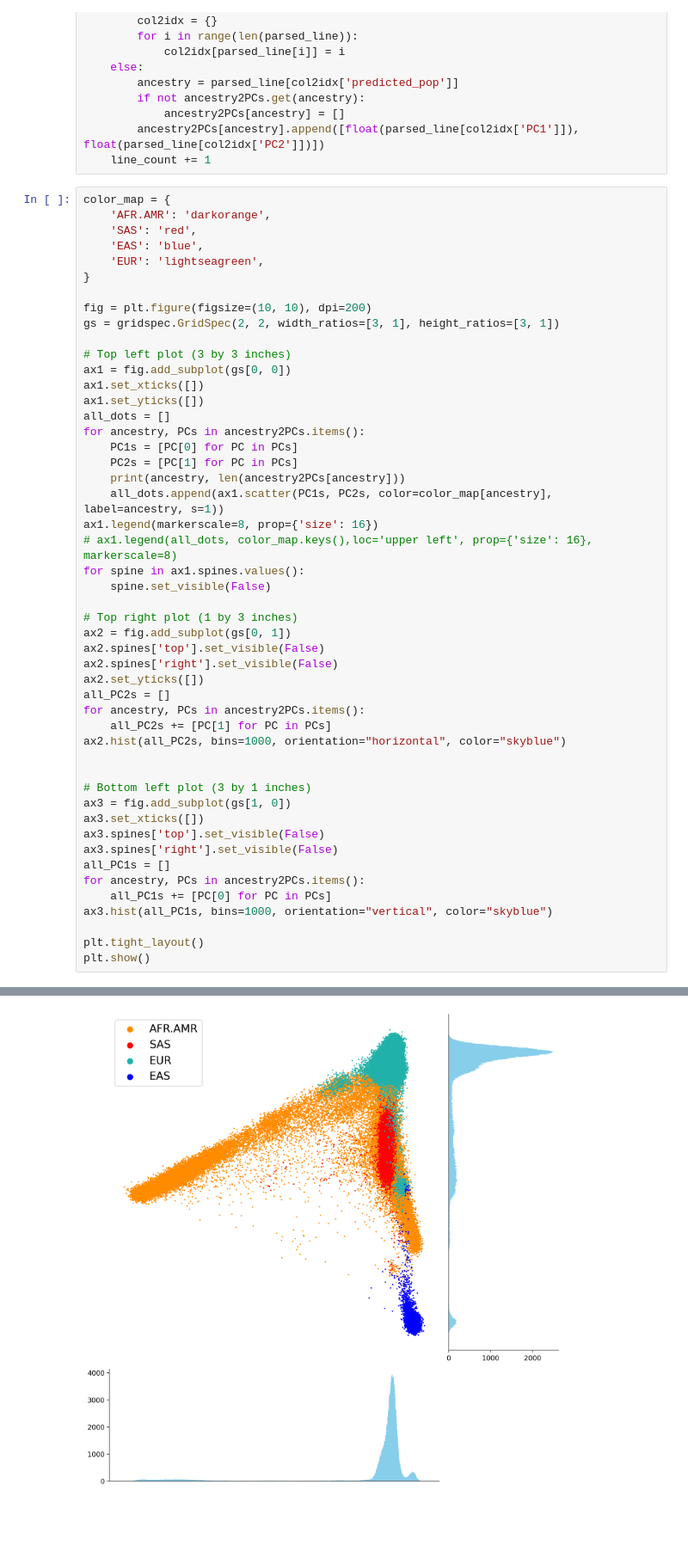
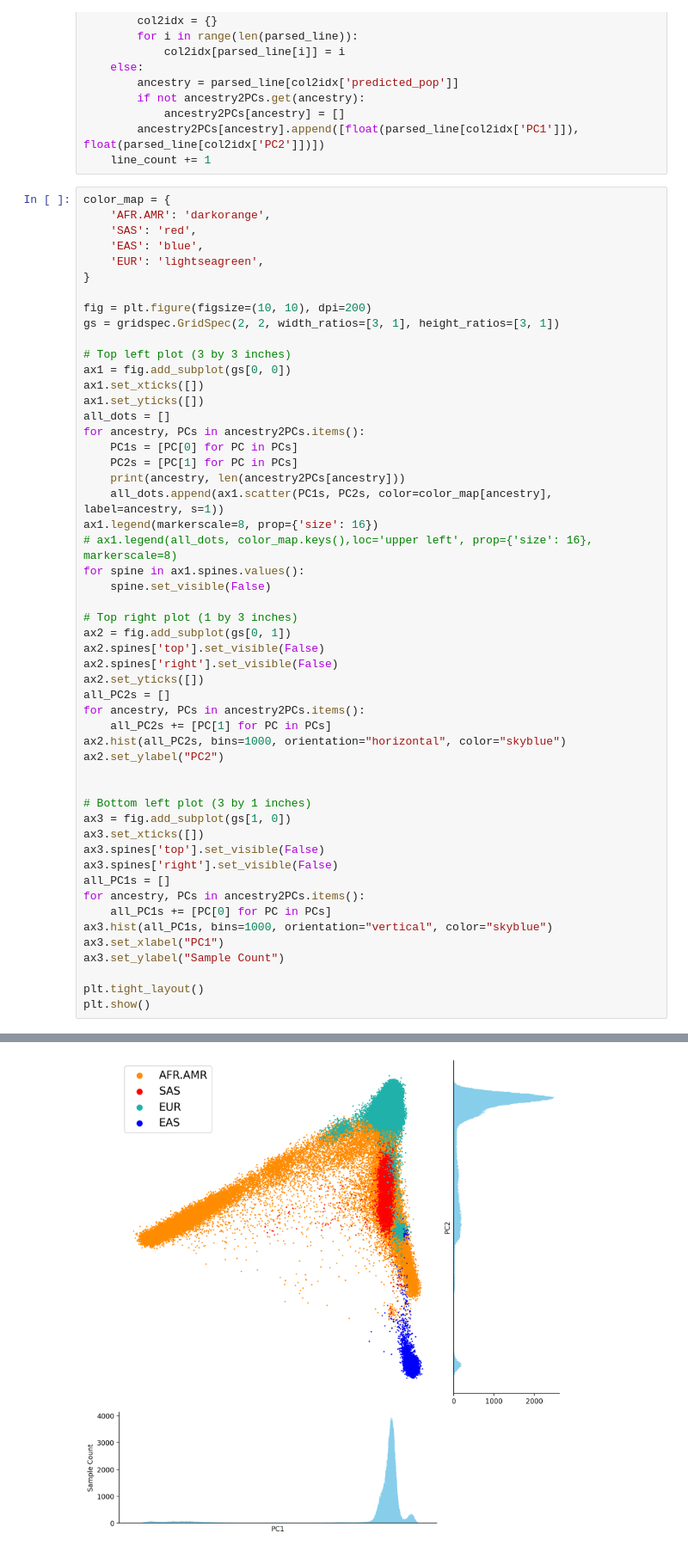
Before and after one commit to mingRYU/CFTR-IBD, a Jupyter notebook: pc_plot.ipynb, the cells around one changed output, grey strips where cells are left out. Shown at 86% size. Drawn from its saved outputs; the diff is of its cells as text; blank space fills up the shorter version.

```diff
--- a/pc_plot.ipynb
+++ b/pc_plot.ipynb
@@ -43,31 +43,34 @@ for spine in ax1.spines.values():
     spine.set_visible(False)
 
 # Top right plot (1 by 3 inches)
 ax2 = fig.add_subplot(gs[0, 1])
 ax2.spines['top'].set_visible(False)
 ax2.spines['right'].set_visible(False)
 ax2.set_yticks([])
 all_PC2s = []
 for ancestry, PCs in ancestry2PCs.items():
     all_PC2s += [PC[1] for PC in PCs]
 ax2.hist(all_PC2s, bins=1000, orientation="horizontal", color="skyblue")
+ax2.set_ylabel("PC2")
 
 
 # Bottom left plot (3 by 1 inches)
 ax3 = fig.add_subplot(gs[1, 0])
 ax3.set_xticks([])
 ax3.spines['top'].set_visible(False)
 ax3.spines['right'].set_visible(False)
 all_PC1s = []
 for ancestry, PCs in ancestry2PCs.items():
     all_PC1s += [PC[0] for PC in PCs]
 ax3.hist(all_PC1s, bins=1000, orientation="vertical", color="skyblue")
+ax3.set_xlabel("PC1")
+ax3.set_ylabel("Sample Count")
 
 plt.tight_layout()
 plt.show()
 # %% [output]
 AFR.AMR 46649
 SAS 6194
 EUR 139444
 EAS 7202
-[figure, old version]
+[figure, new version]
```
Also changed, not shown: 1 other file.
